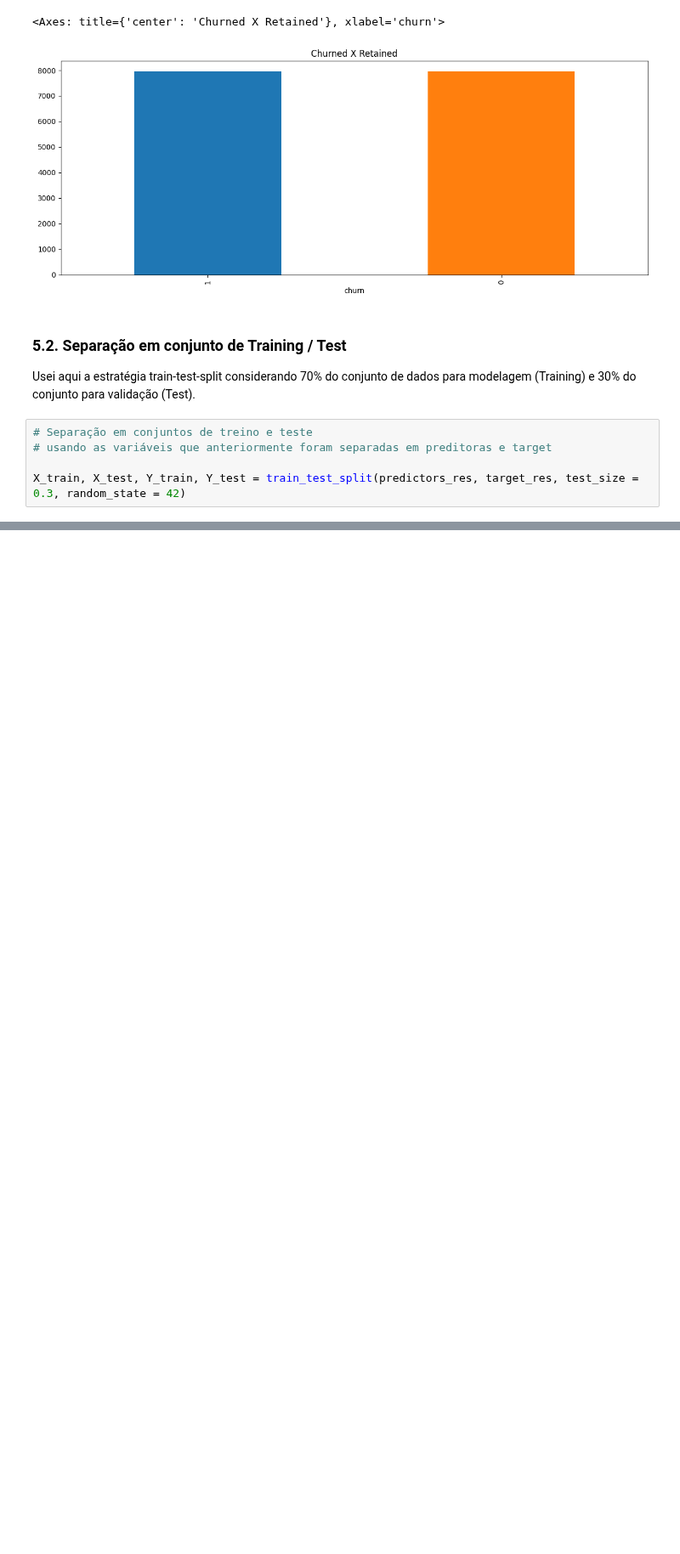
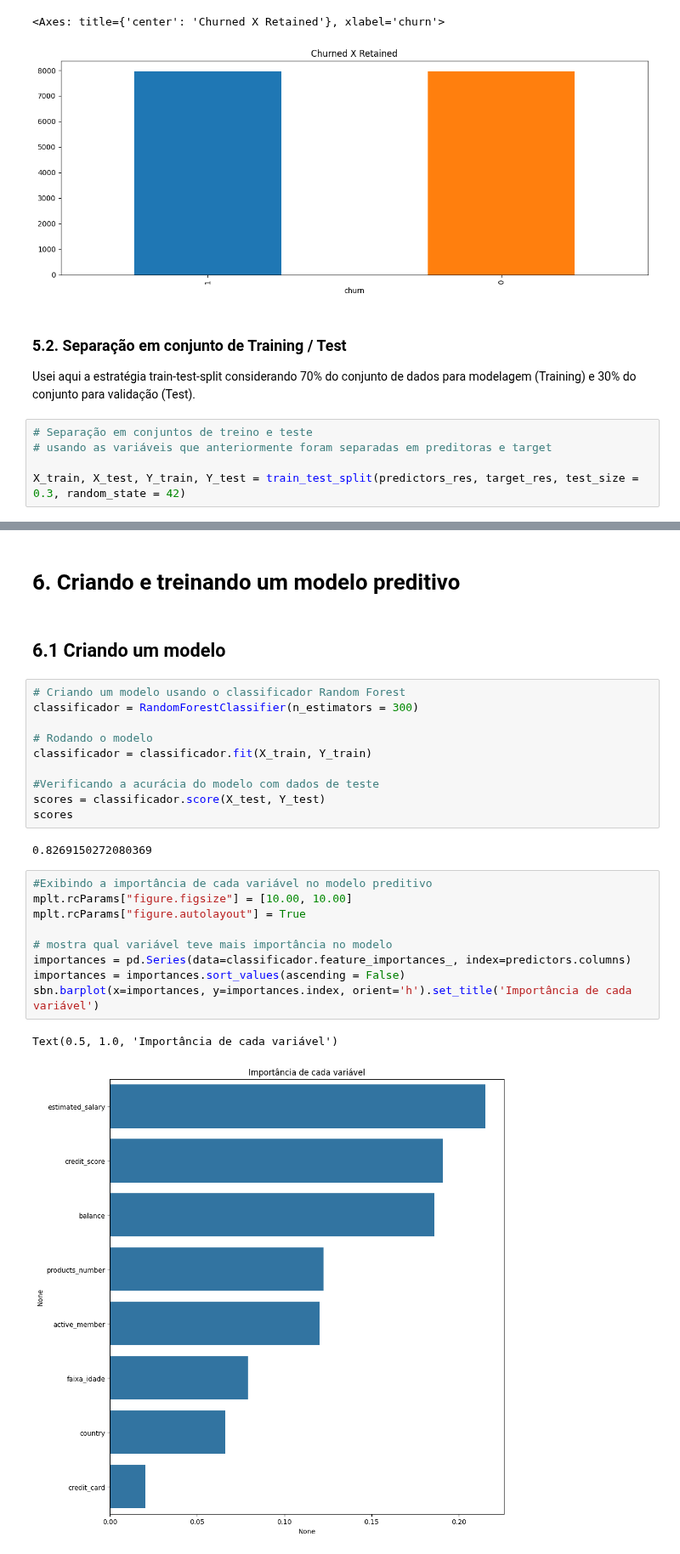
Before and after one commit to zulatopaula/MVP_CD_BankChurn, a Jupyter notebook: PZ_MVP_CD_BankChurn_ML.ipynb, the cells around one changed output, grey strips where cells are left out. Shown at 85% size. Saved outputs shown, nothing was run; the diff lists cells and outputs as text; blank space fills up the shorter version.

```diff
--- a/PZ_MVP_CD_BankChurn_ML.ipynb
+++ b/PZ_MVP_CD_BankChurn_ML.ipynb
@@ -537,0 +540,28 @@ print(scaled)
+# %% [markdown]
+# 6. Criando e treinando um modelo preditivo
+# %% [markdown]
+## 6.1 Criando um modelo
+# %%
+# Criando um modelo usando o classificador Random Forest
+classificador = RandomForestClassifier(n_estimators = 300)
+
+# Rodando o modelo
+classificador = classificador.fit(X_train, Y_train)
+
+#Verificando a acurácia do modelo com dados de teste
+scores = classificador.score(X_test, Y_test)
+scores
+# %% [output]
+0.8269150272080369
+# %%
+#Exibindo a importância de cada variável no modelo preditivo
+mplt.rcParams["figure.figsize"] = [10.00, 10.00]
+mplt.rcParams["figure.autolayout"] = True
+
+# mostra qual variável teve mais importância no modelo
+importances = pd.Series(data=classificador.feature_importances_, index=predictors.columns)
+importances = importances.sort_values(ascending = False)
+sbn.barplot(x=importances, y=importances.index, orient='h').set_title('Importância de cada variável')
+# %% [output]
+Text(0.5, 1.0, 'Importância de cada variável')
+[figure, added]
```
Also changed, not shown: parts of 5 cells of this notebook.
